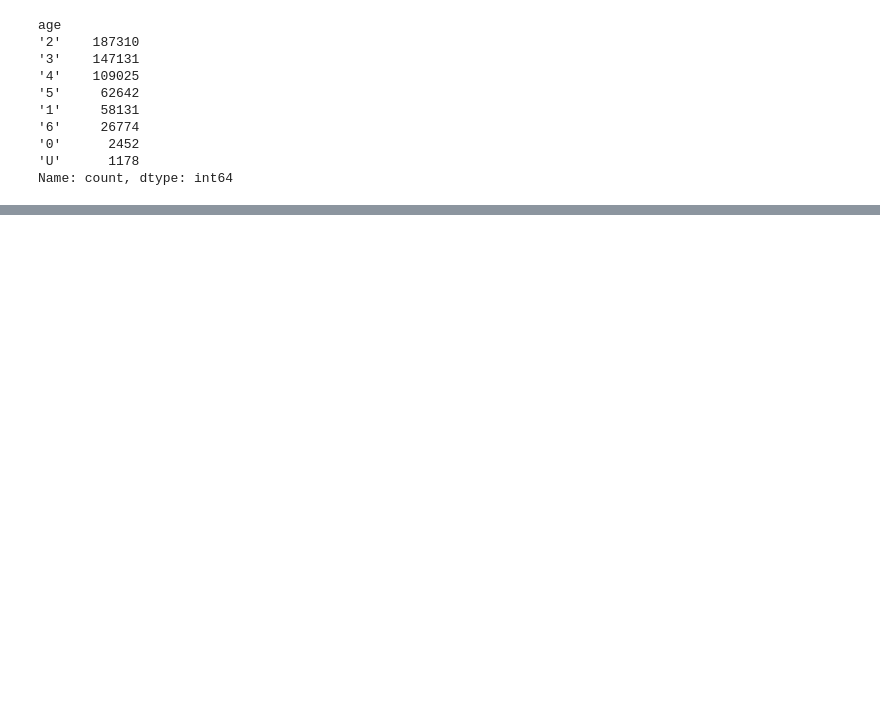
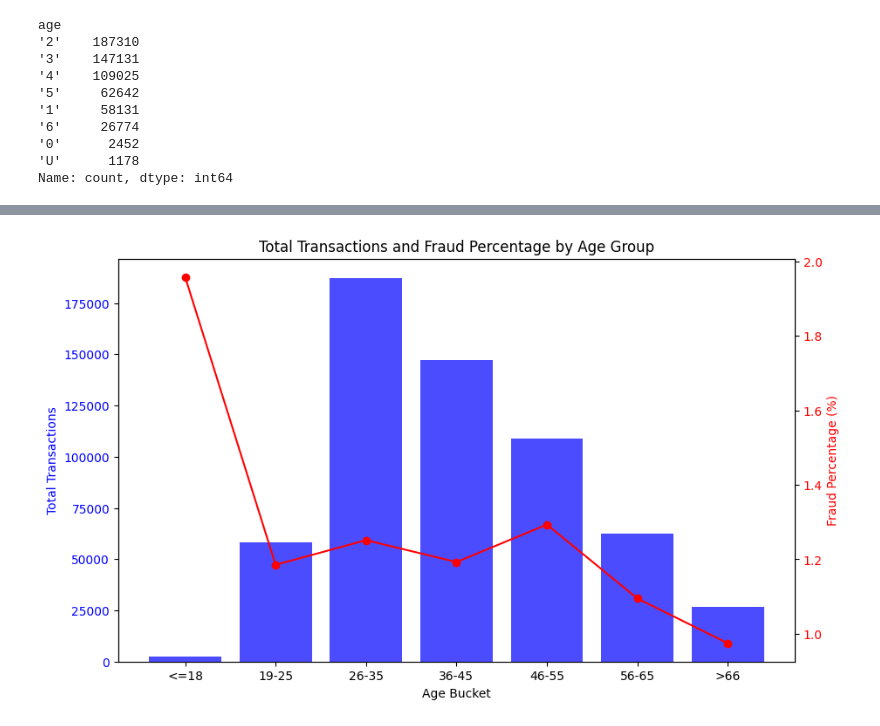
Before and after one commit to Mahmoudatari/deloitte-assignment-fraud, a Jupyter notebook: Exploration & Testing.ipynb, the cells around one changed output, grey strips where cells are left out. Drawn from its saved outputs; the diff is of its cells as text; code cells hidden in the pictures; blank space fills up the shorter version.

```diff
--- a/Exploration & Testing.ipynb
+++ b/Exploration & Testing.ipynb
@@ -376,0 +172,16 @@ Name: amount, dtype: float64
+# %%
+# We can now drop the original age column
+df_raw.drop(columns=['age'], inplace=True)
+# %%
+# Total transactions per age_ord
+total_trx_by_age = df_raw.groupby('age_ord').size()
+
+# Fraud percentage per age_ord
+fraud_percentage_by_age = df_raw.groupby('age_ord')['fraud'].mean() * 100
+
+# Combine into a DataFrame for display
+age_summary_df = pd.DataFrame({
+    'Total Transactions': total_trx_by_age,
+    'Fraud Percentage': fraud_percentage_by_age
+})
+print(age_summary_df)
@@ -376,0 +199,33 @@ Name: amount, dtype: float64
+# %%
+age_plot_df = age_summary_df[age_summary_df.index != -1]
+
+map_cat = {
+    0: "<=18",
+    1: "19-25",
+    2: "26-35",
+    3: "36-45",
+    4: "46-55",
+    5: "56-65",
+    6: ">66"
+}
+
+fig, ax1 = plt.subplots(figsize=(10, 6))
+
+ax1.bar(age_plot_df.index, age_plot_df['Total Transactions'], color='blue', alpha=0.7, label='Total Transactions')
+ax1.set_xlabel('Age Bucket')
+ax1.set_ylabel('Total Transactions', color='blue')
+ax1.tick_params(axis='y', labelcolor='blue')
+
+# Set x-ticks and labels using the mapping
+ax1.set_xticks(age_plot_df.index)
+ax1.set_xticklabels([map_cat[int(i)] for i in age_plot_df.index])
+
+ax2 = ax1.twinx()
+ax2.plot(age_plot_df.index, age_plot_df['Fraud Percentage'], color='red', marker='o', label='Fraud Percentage')
+ax2.set_ylabel('Fraud Percentage (%)', color='red')
+ax2.tick_params(axis='y', labelcolor='red')
+
+plt.title('Total Transactions and Fraud Percentage by Age Group')
+plt.show()
+# %% [output]
+[figure, added]
```
Also changed, not shown: parts of 91 cells of this notebook, 2 other files.
